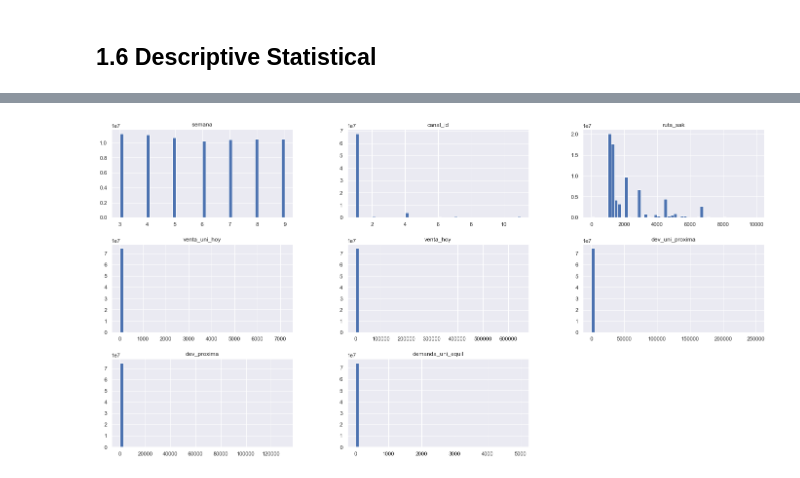
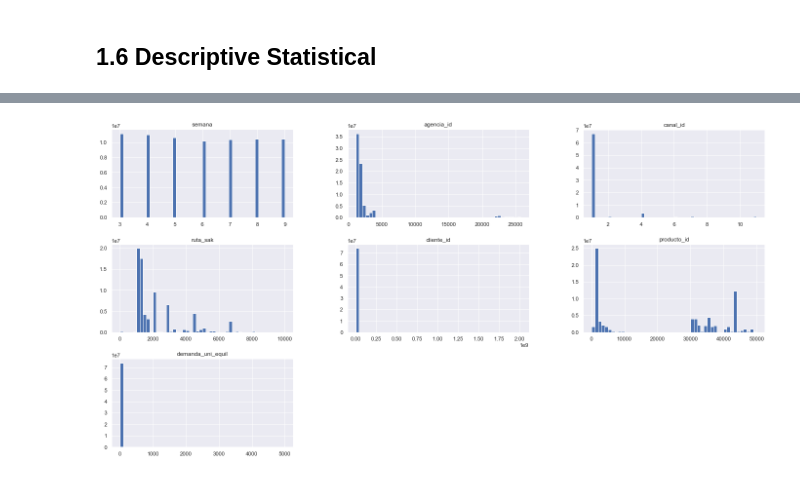
Before and after one commit to FabioCaffarello/Grupo-Bimbo-Inventory-Demand, a Jupyter notebook: 01-Notebooks/cycle01_Inventory_Demand.ipynb, the cells around one changed output, grey strips where cells are left out. Drawn from its saved outputs; the diff is of its cells as text; code cells hidden in the pictures.

Commit message:
change dtypes

```diff
--- a/01-Notebooks/cycle01_Inventory_Demand.ipynb
+++ b/01-Notebooks/cycle01_Inventory_Demand.ipynb
@@ -97,0 +93,8 @@ data_town_state_raw = pd.read_feather('../00-Data/feather_data/town_state.feathe
+# %%
+%%time
+types = {'Semana':np.uint8, 'Agencia_ID':np.uint16, 'Canal_ID':np.uint8,
+         'Ruta_SAK':np.uint16, 'Cliente_ID':np.uint32, 'Producto_ID':np.uint16,
+         'Demanda_uni_equil':np.uint32}
+
+data_train_raw = pd.read_csv('../00-Data/csv_data/train.csv', usecols=types.keys(), dtype=types)
+print(data_train_raw.info(memory_usage=True))
@@ -113,7 +235,7 @@ data_raw.head()
 # %% [markdown]
 # 1.0 DATA DESCRIPTION
 # %%
-df01 = data_raw.copy()
+df01 = data_train_raw.copy()
 # %% [markdown]
 ## 1.1 Columns
 # %%
@@ -206,4 +319,4 @@ statistical_summary(num_attributes)
 # %%
-num_attributes.hist(bins=50, figsize=(24,12));
+df01.hist(bins=50, figsize=(24,12));
 # %% [output]
-[figure, old version]
+[figure, new version]
```
Also changed, not shown: parts of 28 cells of this notebook, 9 other files.
